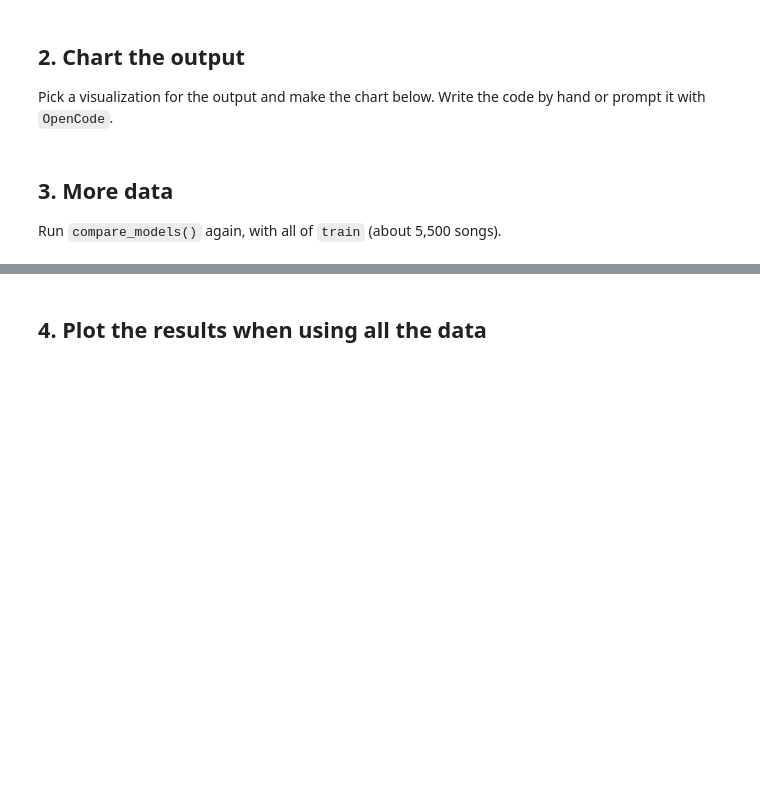
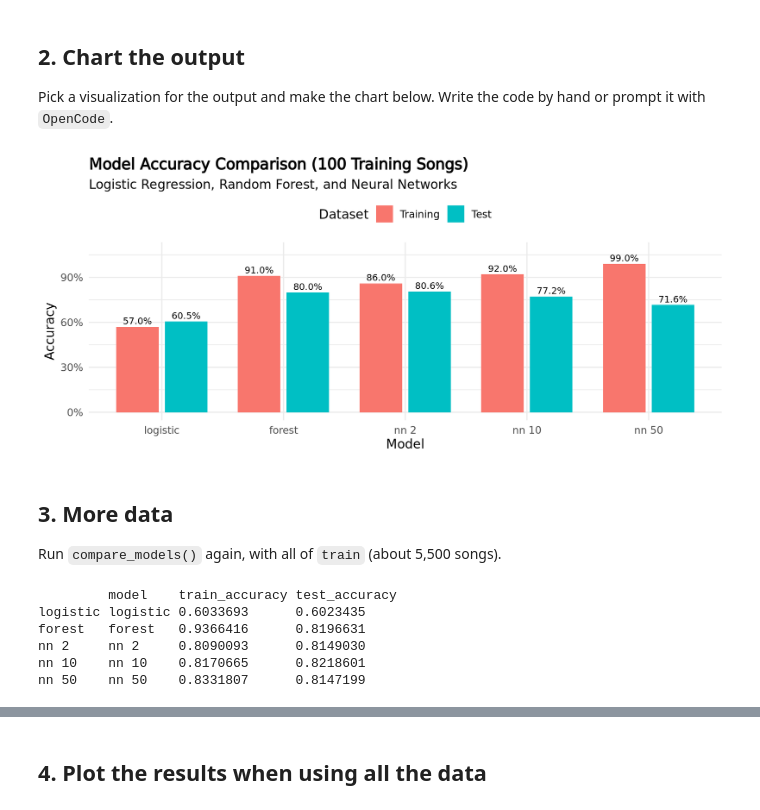
Before and after one commit to TigerTeng1024/codespace, a Jupyter notebook: exercises/16-nn-exercise.ipynb, the cells around one changed output, grey strips where cells are left out. Drawn from its saved outputs; the diff is of its cells as text; code cells hidden in the pictures; blank space fills up the shorter version.

```diff
--- a/exercises/16-nn-exercise.ipynb
+++ b/exercises/16-nn-exercise.ipynb
@@ -104,10 +134,69 @@ results_small
 Pick a visualization for the output and make the chart below. Write the code by hand or prompt it with `OpenCode`.
 # %%
 # Chart code goes here
+library(ggplot2)
+library(tidyr)
+
+options(repr.plot.res = 200, repr.plot.height = 4, repr.plot.width = 9)
+
+results_small |>
+  pivot_longer(
+    cols = c(train_accuracy, test_accuracy),
+    names_to = "dataset",
+    values_to = "accuracy"
+  ) |>
+  mutate(
+    dataset = factor(
+      dataset,
+      levels = c("train_accuracy", "test_accuracy"),
+      labels = c("Training", "Test")
+    ),
+    model = factor(
+      model,
+      levels = c("logistic", "forest", "nn 2", "nn 10", "nn 50")
+    )
+  ) |>
+  ggplot(aes(x = model, y = accuracy, fill = dataset)) +
+  geom_col(position = position_dodge(width = 0.8), width = 0.7) +
+  geom_text(
+    aes(label = scales::percent(accuracy, accuracy = 0.1)),
+    position = position_dodge(width = 0.8),
+    vjust = -0.4,
+    size = 3
+  ) +
+  scale_y_continuous(
+    limits = c(0, 1.08),
+    labels = scales::percent
+  ) +
+  labs(
+    title = "Model Accuracy Comparison (100 Training Songs)",
+    subtitle = "Logistic Regression, Random Forest, and Neural Networks",
+    x = "Model",
+    y = "Accuracy",
+    fill = "Dataset"
+  ) +
+  theme_minimal(base_size = 12) +
+  theme(
+    plot.title = element_text(face = "bold"),
+    legend.position = "top"
+  )
+# %% [output]
+[figure, added]
 # %% [markdown]
 ## 3. More data
 
 Run `compare_models()` again, with all of `train` (about 5,500 songs).
+# %%
+results_full <- compare_models(train)
+
+results_full
+# %% [output]
+         model    train_accuracy test_accuracy
+logistic logistic 0.6033693      0.6023435
+forest   forest   0.9366416      0.8196631
+nn 2     nn 2     0.8090093      0.8149030
+nn 10    nn 10    0.8170665      0.8218601
+nn 50    nn 50    0.8331807      0.8147199
 # %% [markdown]
 **Check:** the nets should now be close to the forest, at about 0.82 on the test songs.
 
```
Also changed, not shown: parts of 7 cells of this notebook, 1 other file.
